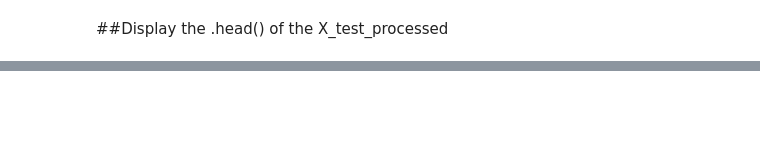
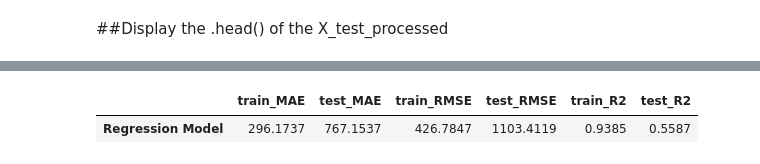
Before and after one commit to Lidivinekeng/Prediction_of_product_sales, a Jupyter notebook: lidivine_kengne_sales_prediction_project_1.ipynb, the cells around one changed output, grey strips where cells are left out. Drawn from its saved outputs; the diff is of its cells as text; code cells hidden in the pictures; blank space fills up the shorter version.

```diff
--- a/lidivine_kengne_sales_prediction_project_1.ipynb
+++ b/lidivine_kengne_sales_prediction_project_1.ipynb
@@ -1318,0 +1416,5 @@ display(X_test_proc.head())
+# %%
+## Create an instance of the model
+rf_tree = RandomForestRegressor(max_depth=None, random_state = 42)
+rf_tree_pipe = make_pipeline(preprocessor,rf_tree)
+rf_tree_pipe.fit(X_train, y_train)
@@ -1318,0 +1439,8 @@ display(X_test_proc.head())
+# %%
+random_df = evaluate_regression(rf_tree_pipe, X_train, y_train,
+                          X_test, y_test,
+                         model_name='Regression Model')
+display(random_df)
+# %% [output]
+|  | train_MAE | test_MAE | train_RMSE | test_RMSE | train_R2 | test_R2 |
+| Regression Model | 296.1737 | 767.1537 | 426.7847 | 1103.4119 | 0.9385 | 0.5587 |
```
Also changed, not shown: parts of 35 cells of this notebook.
